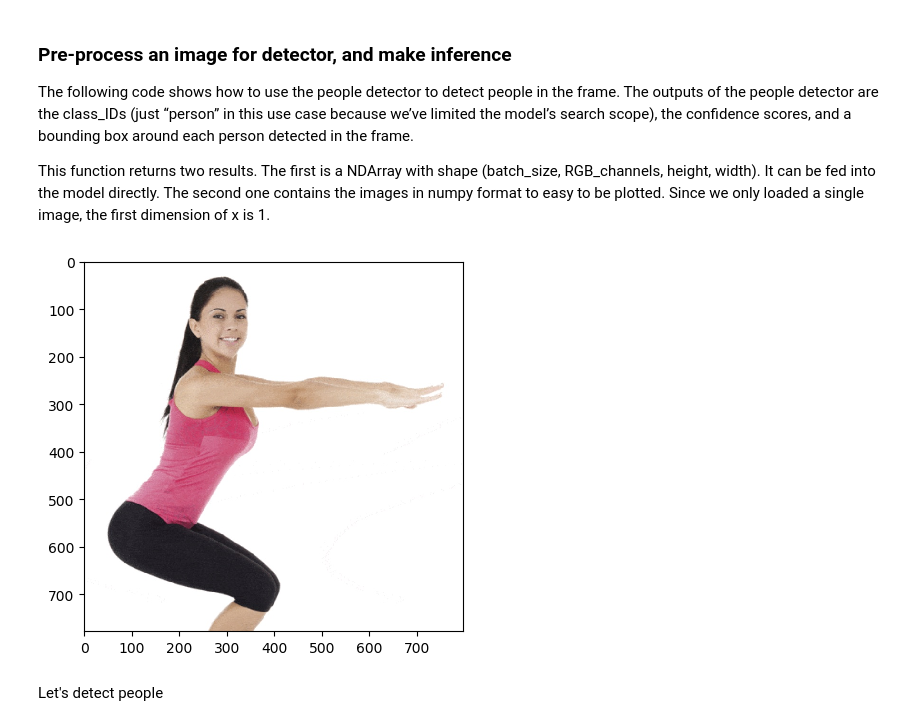
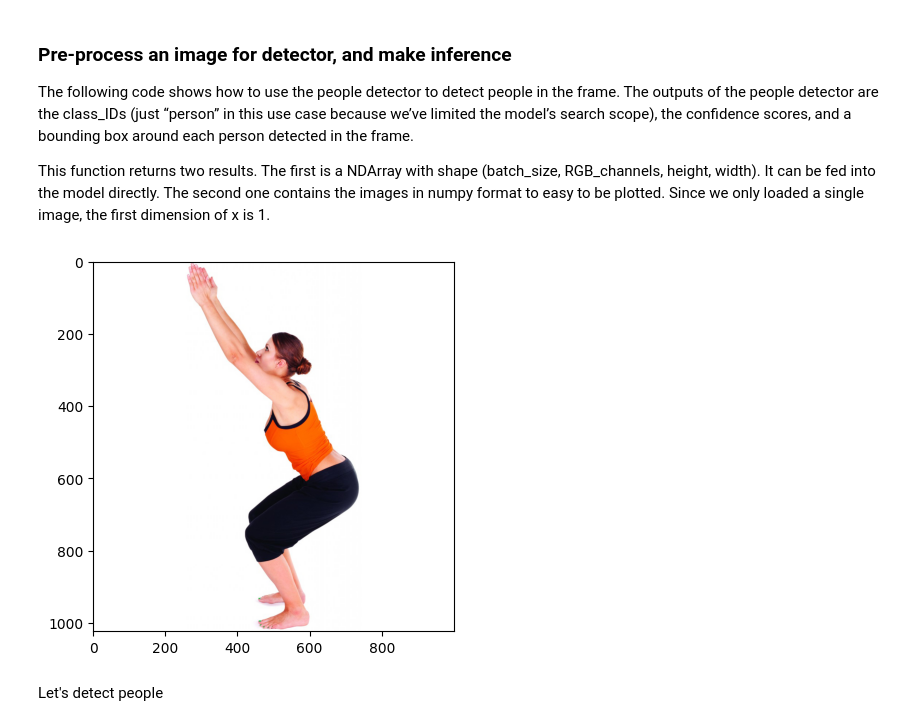
Before and after one commit to gozburak/yogi-robot-cv-sagemaker, a Jupyter notebook: posture_analysis_tester.ipynb, the cells around one changed output. Drawn from its saved outputs; the diff is of its cells as text; code cells hidden in the pictures.

```diff
--- a/posture_analysis_tester.ipynb
+++ b/posture_analysis_tester.ipynb
@@ -83,12 +89,12 @@ The following code shows how to use the people detector to detect people in the
 
 This function returns two results. The first is a NDArray with shape (batch_size, RGB_channels, height, width). It can be fed into the model directly. The second one contains the images in numpy format to easy to be plotted. Since we only loaded a single image, the first dimension of x is 1.
 # %%
-frame = mpimg.imread('wrong_pose5.jpg')
+frame = mpimg.imread('images/Chairpose2.jpg')
 frame = cv2.flip(frame,1)
 %matplotlib inline
 plt.imshow(frame)
 plt.show()
 # %% [output]
-[figure, old version]
+[figure, new version]
 # %%
 img = mx.nd.array(frame)
```
Also changed, not shown: parts of 17 cells of this notebook, 4 other files.
